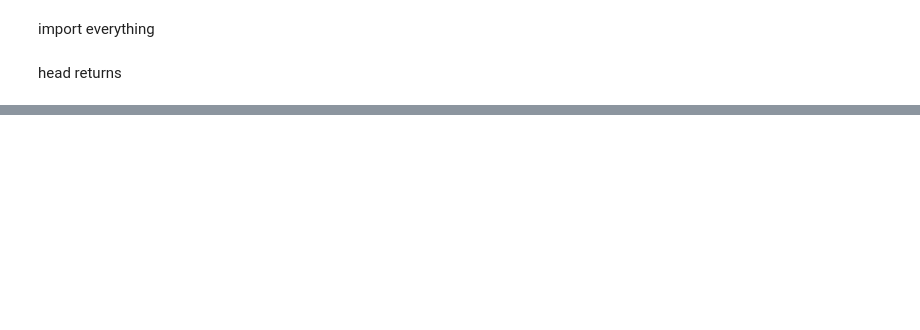
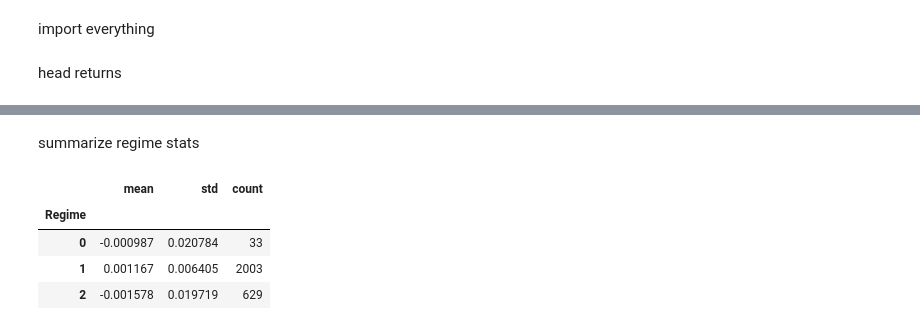
Before and after one commit to nja-boop/Project1_RegimeSwitching, a Jupyter notebook: notebooks/phase2_modeling.ipynb, the cells around one changed output, grey strips where cells are left out. Cells and saved outputs as stored; diff of their text form; code cells hidden in the pictures; blank space fills up the shorter version.

```diff
--- a/notebooks/phase2_modeling.ipynb
+++ b/notebooks/phase2_modeling.ipynb
@@ -38,0 +78,11 @@ returns.head()
+# %% [markdown]
+summarize regime stats
+# %%
+summary = ret2.groupby("Regime")["SPY"].agg(["mean", "std", "count"]).sort_index()
+summary
+# %% [output]
+|  | mean | std | count |
+| Regime |  |  |  |
+| 0 | -0.000987 | 0.020784 | 33 |
+| 1 | 0.001167 | 0.006405 | 2003 |
+| 2 | -0.001578 | 0.019719 | 629 |
```
Also changed, not shown: parts of 10 cells of this notebook, 9 other files.
